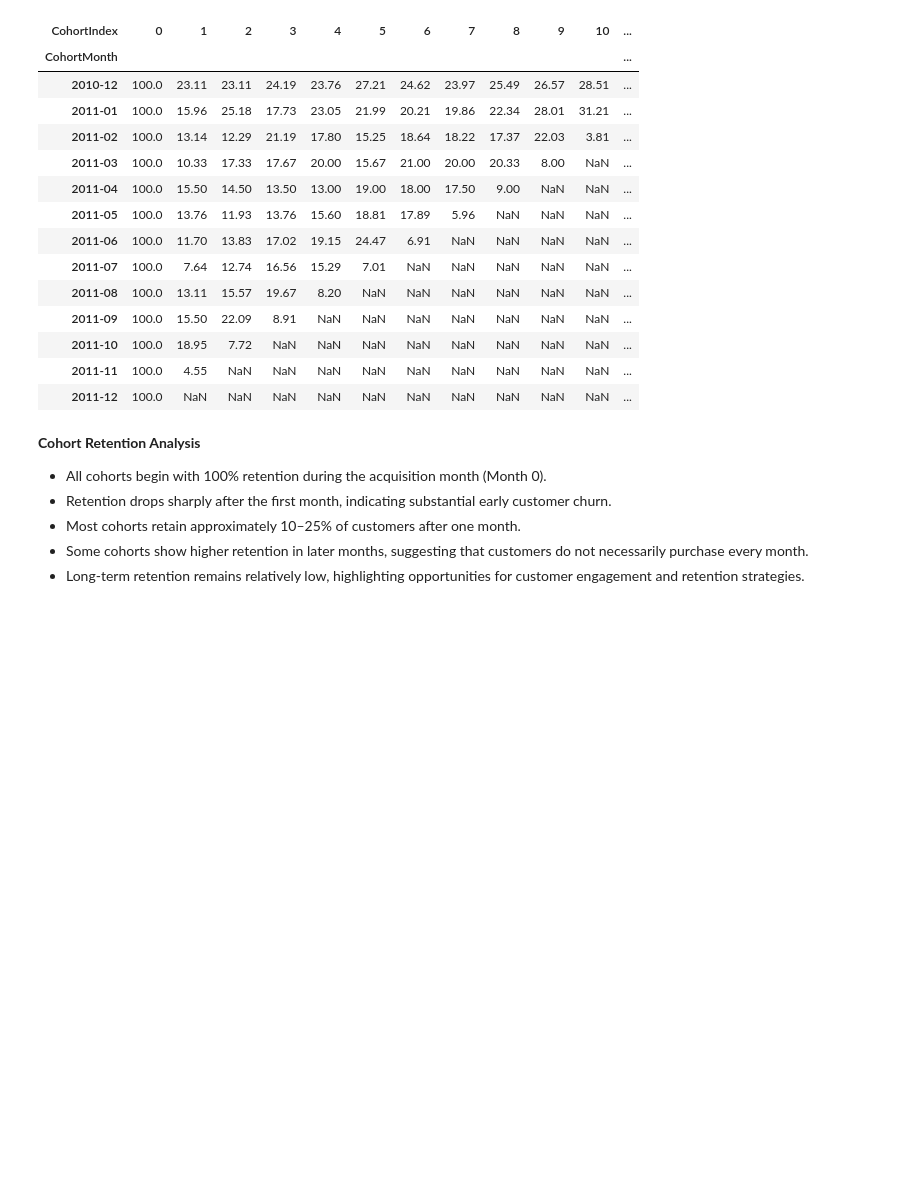
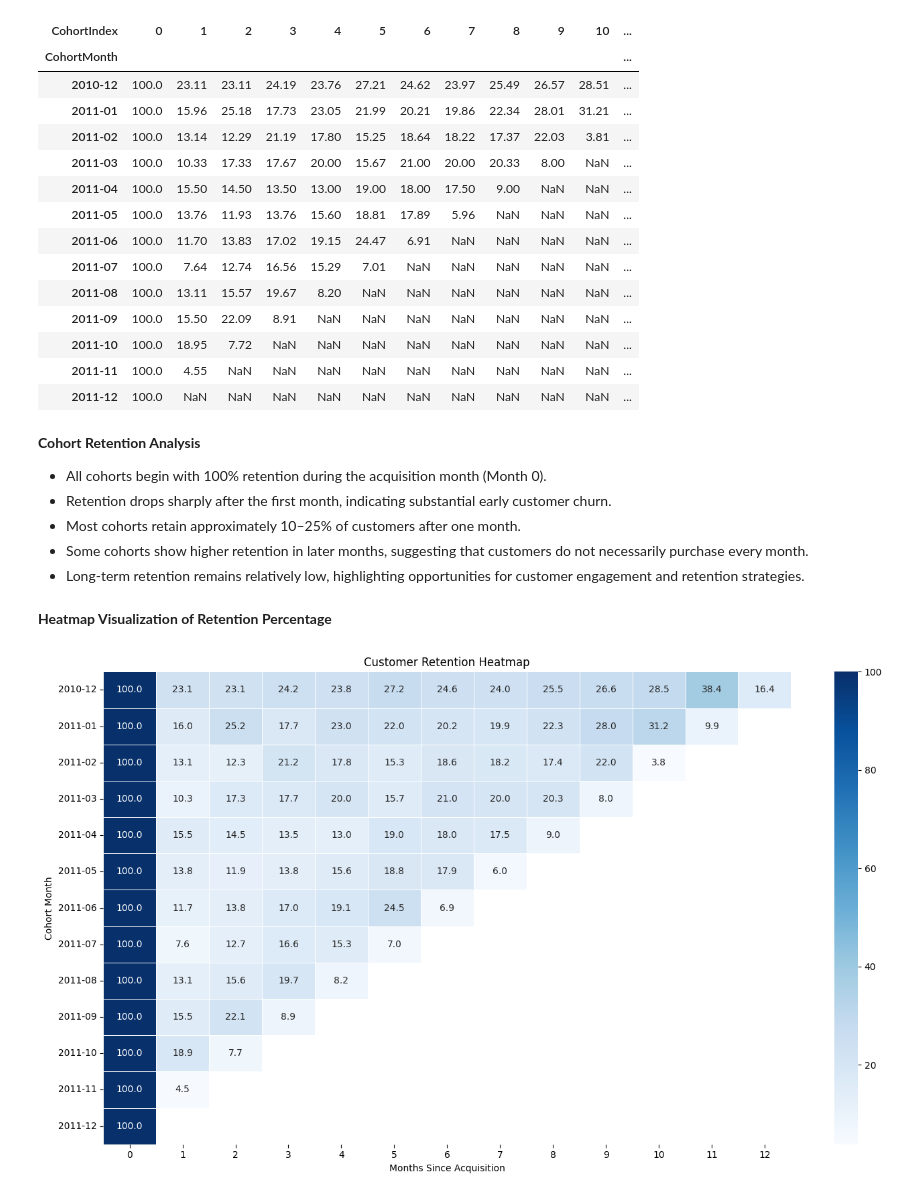
Before and after one commit to ThejaswiBhat/Internship-Project-1, a Jupyter notebook: Notebooks/cohort_retention_cltv_analysis.ipynb.ipynb, the cells around one changed output. Drawn from its saved outputs; the diff is of its cells as text; code cells hidden in the pictures; blank space fills up the shorter version.

Commit message:
Created a Heatmap to visualize the Retention Percentage

```diff
--- a/Notebooks/cohort_retention_cltv_analysis.ipynb.ipynb
+++ b/Notebooks/cohort_retention_cltv_analysis.ipynb.ipynb
@@ -298,3 +298,24 @@ retention_percentage.round(2)
 - Most cohorts retain approximately 10–25% of customers after one month.
 - Some cohorts show higher retention in later months, suggesting that customers do not necessarily purchase every month.
 - Long-term retention remains relatively low, highlighting opportunities for customer engagement and retention strategies.
+# %% [markdown]
+**Heatmap Visualization of Retention Percentage**
+# %%
+plt.figure(figsize=(14, 8))
+
+sns.heatmap(
+    retention_percentage,
+    annot=True,
+    fmt='.1f',
+    cmap='Blues',
+    linewidths=0.5
+)
+
+plt.title('Customer Retention Heatmap')
+plt.xlabel('Months Since Acquisition')
+plt.ylabel('Cohort Month')
+
+plt.tight_layout()
+plt.show()
+# %% [output]
+[figure, added]
```
